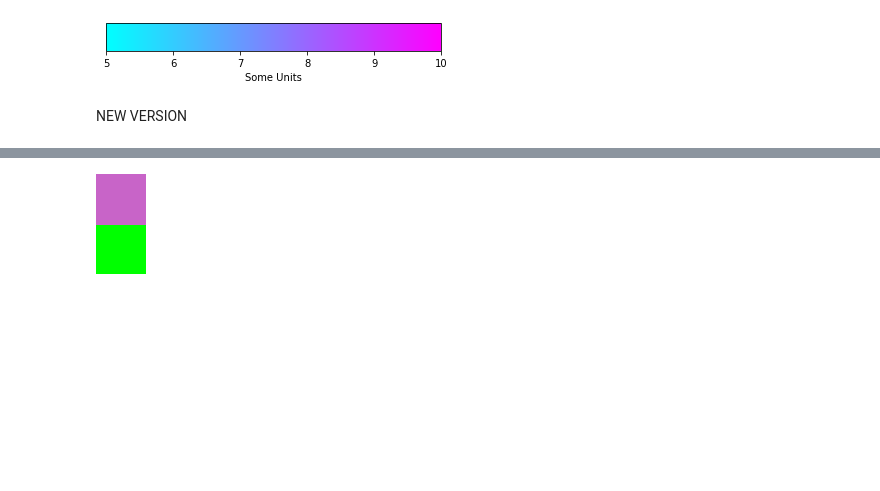
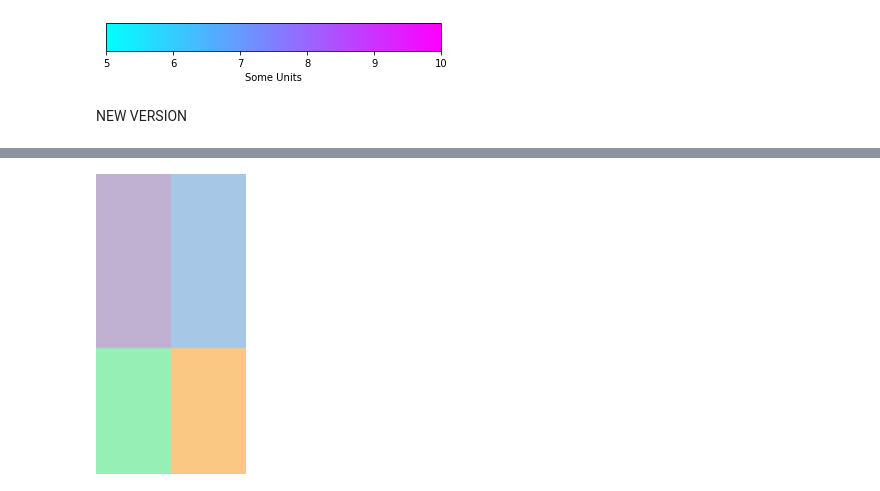
Before and after one commit to mr-usurper/aura_vis, a Jupyter notebook: aura_viz.ipynb, the cells around one changed output, grey strips where cells are left out. Saved outputs shown, nothing was run; the diff lists cells and outputs as text; code cells hidden in the pictures; blank space fills up the shorter version.

```diff
--- a/aura_viz.ipynb
+++ b/aura_viz.ipynb
@@ -431,4 +377,23 @@ fig.colorbar(mpl.cm.ScalarMappable(norm=norm, cmap=cmap),
 NEW VERSION
 # %% [markdown]
 **New method of creating a graph**![photo_2023-03-05_16-27-18.jpg](embedded-picture-1)
+# %%
+import pandas as pd
+#file = pd.read_excel('/content/sample_data/test(1).xlsx')
+file = pd.read_excel('https://docs.google.com/spreadsheets/d/e/2PACX-1vQNbHbiU-mp_jpnYscPtm2sS7oMZPd5ouKUnzUYUZTalcd8iG5TJjQemt-Vk2Gt-ER6w1GvXJkS_Q5d/pub?output=xlsx')
+
+sad = file['sadness']
+effect_s = file['effect']
+anger = file['anger']
+effect_a = file['effect.1']
+exc = file['excitement']
+effect_e = file['effect.2']
+tired = file['tiredness']
+effect_t = file['effect.3']
+calm = file['calmness']
+effect_c = file['effect.4']
+fear = file['fear']
+effect_f = file['effect.5']
+
+№file
 # %%
@@ -535,33 +497,47 @@ mood2_value
 # %%
 import numpy as np
 import matplotlib.pyplot as plt
-from PIL import Image
+from PIL import Image, ImageFilter, ImageDraw
 
 w = 50
 h = 100
 mood1 = mood1_value
 mood2 = mood2_value
 i = 0
 j = 0
 
 #the vertical stretch is dependent on the percentage of that mood out of overall moods
 #core colors are for the ribbons that will be added later
 #secondary colors are the ones used in the gradient
 
 array = np.zeros([h, w, 3], dtype=np.uint8)
 
+#142,101,169 dark purple
+
 for i in range(0, mood1):
-  for j in range(w):
-    array[i,j] = [200, 100, 200]
+  for j in range(0, int(w/2)):
+    array[i,j] = [192,176,209] #purple
+
+for i in range(0, mood1):
+  for j in range(int(w/2), w):
+    array[i,j] = [167, 199, 231] #blue
 
 for i in range(mood1, h):
-  for j in range(w):
-    array[i,j] = [0, 255, 0]
+  for j in range(0, int(w/2)):
+    array[i,j] = [150,240,182] #green
+
+for i in range(mood1, h):
+  for j in range(int(w/2), w):
+    array[i,j] = [250,200,130] #orange
 
 img = Image.fromarray(array)
 
-img
+scale = 3
+scaled = img.resize((w*scale, h*scale))
+
+scaled
+
 
 #-------------------------------------------------#
 # %% [output]
-[figure, old version]
+[figure, new version]
```
Also changed, not shown: parts of 12 cells of this notebook.
